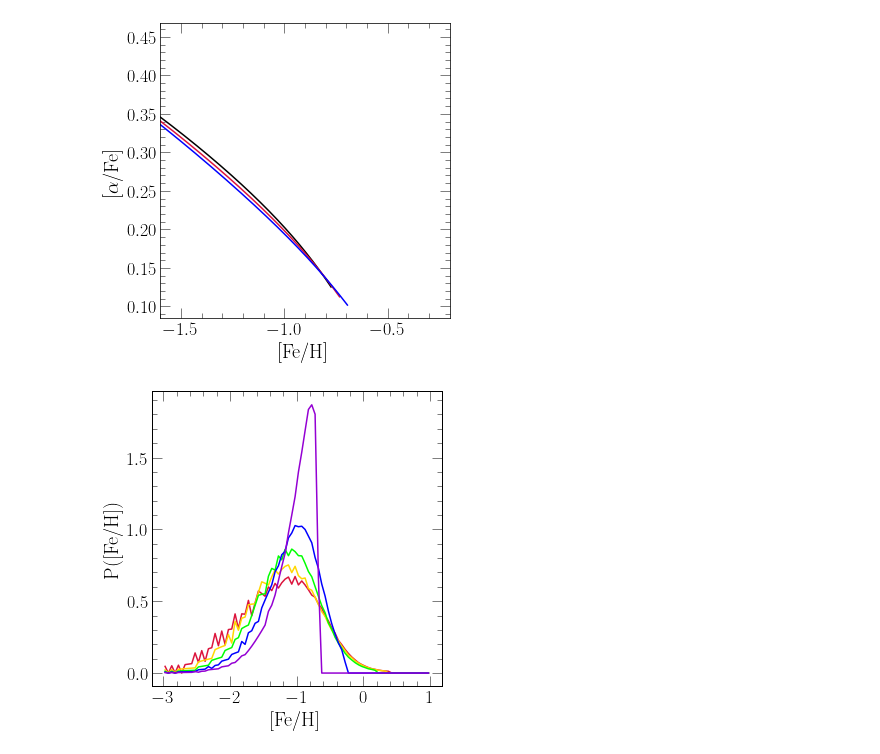
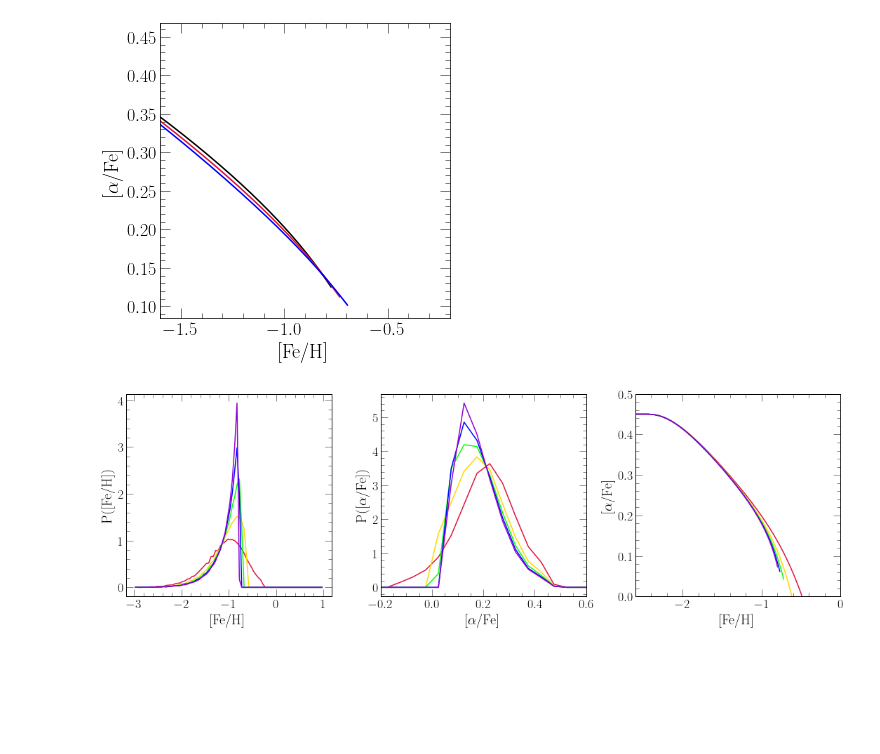
Before and after one commit to giganano/h3halo, a Jupyter notebook: notebooks/paperplots.ipynb, the cells around one changed output. Saved outputs shown, nothing was run; the diff lists cells and outputs as text; code cells hidden in the pictures; blank space fills up the shorter version.

```diff
--- a/notebooks/paperplots.ipynb
+++ b/notebooks/paperplots.ipynb
@@ -1528,28 +1535,45 @@ plt.show()
 # %% [output]
 [figure]
 # %%
-fig = plt.figure()
-ax = fig.add_subplot(111)
-ax.set_xlabel("[Fe/H]")
-ax.set_ylabel("P([Fe/H])")
+fig = plt.figure(figsize = (15, 5))
+ax1 = fig.add_subplot(131)
+ax2 = fig.add_subplot(132)
+ax3 = fig.add_subplot(133)
+ax1.set_xlabel("[Fe/H]")
+ax1.set_ylabel("P([Fe/H])")
+ax2.set_xlabel(r"[$\alpha$/Fe]")
+ax2.set_ylabel(r"P([$\alpha$/Fe])")
+ax3.set_xlabel("[Fe/H]")
+ax3.set_ylabel(r"[$\alpha$/Fe]")
+ax2.set_xlim([-0.2, 0.6])
+ax3.set_xlim([-2.6, 0])
+ax3.set_ylim([0, 0.5])
 
-tauin = [0.2, 0.5, 1, 2, 5]
+# tauin = [1, 2, 5, 10, 20]
+tauin = [2, 4, 6, 8, 10]
+eta = [10, 9.5, 9, 8.5, 8]
 colors = ["crimson", "gold", "lime", "blue", "darkviolet"]
+vice.yields.ccsne.settings['o'] = 0.01
+vice.yields.ccsne.settings['fe'] = 0.0008
+vice.yields.sneia.settings['o'] = 0
 vice.yields.sneia.settings['fe'] = 0.0011
-vice.yields.sneia.settings['o'] = 0
-vice.yields.agb.settings['o'] = lambda m, z: 0
 for i in range(len(tauin)):
     with vice.singlezone(name = "test") as sz:
-        sz.func = exponential(prefactor = 100)
+        sz.func = exponential(prefactor = 1000)
         sz.func.timescale = tauin[i]
         sz.tau_star = 15
+#         sz.eta = eta[i]
         sz.eta = 10
-#         sz.bins = np.linspace(-3, 1, 401)
+        sz.mode = "ifr"
+        sz.Mg0 = 0
+#         sz.bins = np.linspace(-3, 1, 401)""
         out = sz.run(np.linspace(0, 10, 1001), overwrite = True, capture = True)
         xvals = [(a + b) / 2 for a, b in zip(out.mdf["bin_edge_left"], out.mdf["bin_edge_right"])]
-        ax.plot(xvals, out.mdf["dn/d[fe/h]"], c = named_colors()[colors[i]])
+        ax1.plot(xvals, out.mdf["dn/d[fe/h]"], c = named_colors()[colors[i]])
+        ax2.plot(xvals, out.mdf["dn/d[o/fe]"], c = named_colors()[colors[i]])
+        ax3.plot(out.history["[fe/h]"], out.history["[o/fe]"], c = named_colors()[colors[i]])
 
 plt.tight_layout()
 plt.show()
 # %% [output]
-[figure, old version]
+[figure, new version]
```
Also changed, not shown: parts of 5 cells of this notebook, 25 other files.
